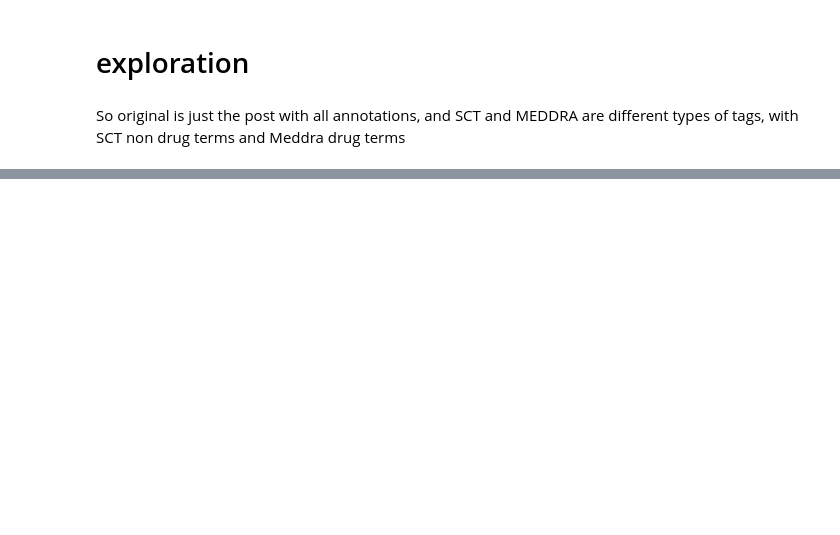
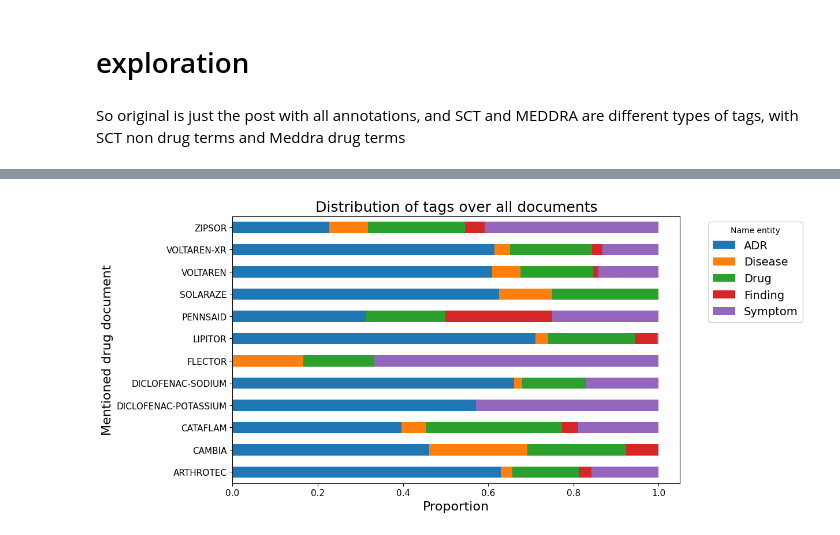
Before and after one commit to bramvaneerden/TM-Information-Extraction, a Jupyter notebook: data-exploration.ipynb, the cells around one changed output, grey strips where cells are left out. Drawn from its saved outputs; the diff is of its cells as text; code cells hidden in the pictures; blank space fills up the shorter version.

```diff
--- a/data-exploration.ipynb
+++ b/data-exploration.ipynb
@@ -68,0 +212,15 @@ for drug in drugs:
+# %%
+import re
+
+def extract_first_part(tag):
+    return re.findall('(\S+)\s', tag)[0]
+
+def process_tags(drug, tags):
+    unique_first_parts = sorted(set(extract_first_part(tag) for tag in tags))
+    return f"{drug}: {unique_first_parts}"
+
+# Types of named entities for each drug
+for drug in Drugs:
+    tags_for_drug = Tags[drug]
+    result = process_tags(drug, tags_for_drug)
+    print(result)
@@ -68,0 +240,26 @@ for drug in drugs:
+# %%
+import matplotlib.pyplot as plt
+import numpy as np
+
+row, col, r = 4, 3, 1.2
+
+def count_tags(raw_tags):
+    Count_NE = dict()
+    for entity in ['ADR', 'Disease', 'Drug', 'Finding', 'Symptom']:
+        Count_NE[entity] = sum([1 for ele in raw_tags if ele.startswith(entity)])
+    return Count_NE
+
+df = dict()
+for drug in Drugs:
+    df[drug] = list(count_tags(Tags[drug]).values())
+df = pd.DataFrame(df, index=['ADR', 'Disease', 'Drug', 'Finding', 'Symptom']).transpose() # dataframe of tag counts across drugs
+df = df.div(df.sum(axis=1), axis=0)  # normalize by rows
+df['Name'] = Drugs
+df.plot(x = 'Name', kind = 'barh', stacked=True, mark_right=True, figsize=(10,6), fontsize=11)
+plt.title('Distribution of tags over all documents', fontsize=18)
+plt.xlabel('Proportion', fontsize=16)
+plt.ylabel('Mentioned drug document', fontsize=16)
+plt.legend(title='Name entity', bbox_to_anchor=(1.05,1), loc='upper left', fontsize=14)
+plt.show()
+# %% [output]
+[figure, added]
```
Also changed, not shown: parts of 12 cells of this notebook, 1 other file.
